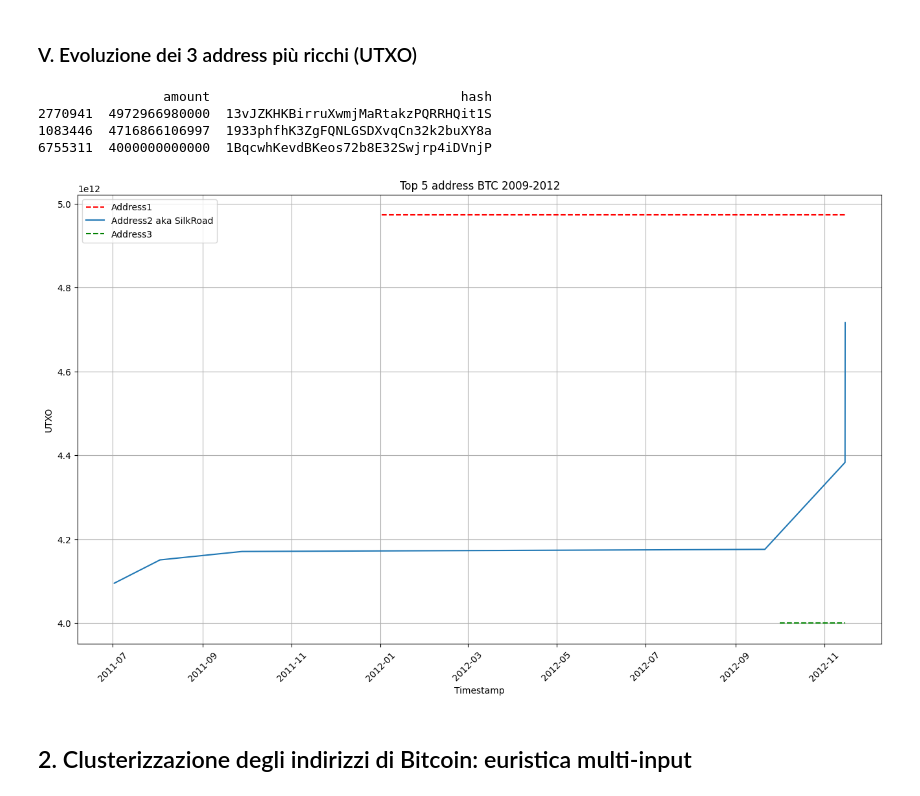
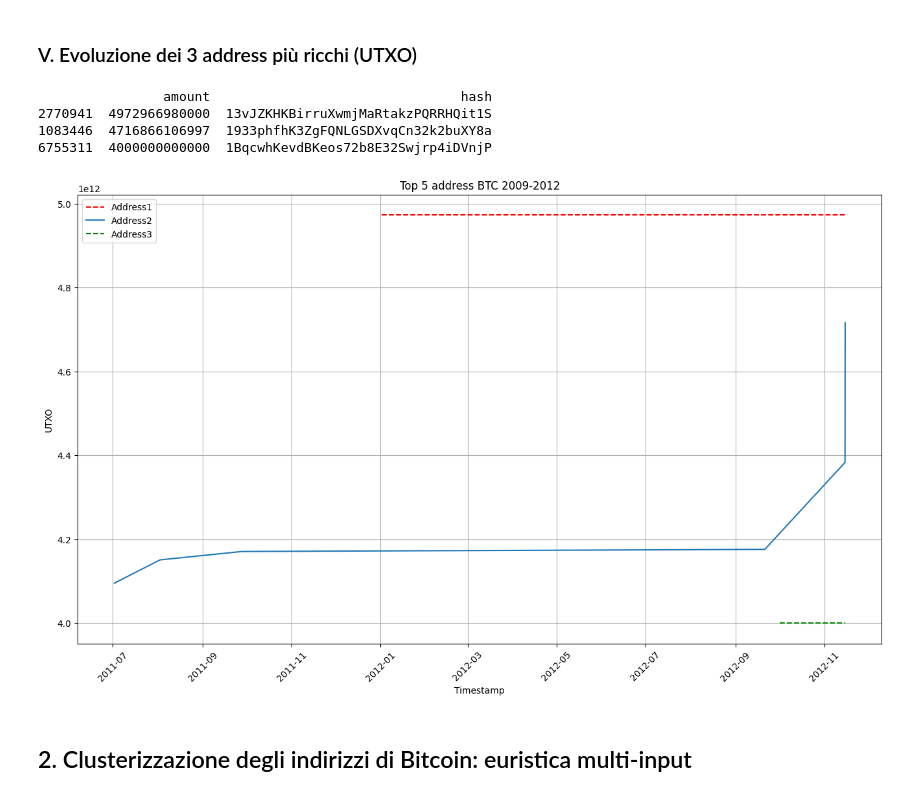
Before and after one commit to FlavRomano/CRAFTY, a Jupyter notebook: main.ipynb, the cells around one changed output. Cells and saved outputs as stored; diff of their text form; code cells hidden in the pictures.

```diff
--- a/main.ipynb
+++ b/main.ipynb
@@ -159,53 +118,54 @@ plt.show()
 # %% [markdown]
 ### V. Evoluzione dei 3 address più ricchi (UTXO)
-# %%
-temp = (~outputs["txId"].isin(inputs["prevTxId"]))
-utxo = outputs.loc[temp].loc[:,["addressId", "amount", "txId"]]
-utxo_address = utxo.groupby(by="addressId").sum("amount").sort_values(by="amount", ascending=False).loc[:,["amount"]]
-top_3_utxo = utxo_address.head(3).merge(mapping_df, how="inner", left_index=True, right_on="addressId").drop(columns=["addressId"])
-
-address1, address2, address3 = top_3_utxo.index
-print(top_3_utxo)
-# %% [output]
-                amount                                hash
-2770941  4972966980000  13vJZKHKBirruXwmjMaRtakzPQRRHQit1S
-1083446  4716866106997  1933phfhK3ZgFQNLGSDXvqCn32k2buXY8a
-6755311  4000000000000  1BqcwhKevdBKeos72b8E32Swjrp4iDVnjP
+# %%
+temp = (~outputs["txId"].isin(inputs["prevTxId"]))
+utxo = outputs.loc[temp].loc[:,["addressId", "amount", "txId"]]
+utxo_address = utxo.groupby(by="addressId").sum("amount").sort_values(by="amount", ascending=False).loc[:,["amount"]]
+top_3_utxo = utxo_address.head(3).merge(mapping_df, how="inner", left_index=True, right_on="addressId").drop(columns=["addressId"])
+
+address1, address2, address3 = top_3_utxo.index
+print(top_3_utxo)
+# %% [output]
+                amount                                hash
+2770941  4972966980000  13vJZKHKBirruXwmjMaRtakzPQRRHQit1S
+1083446  4716866106997  1933phfhK3ZgFQNLGSDXvqCn32k2buXY8a
+6755311  4000000000000  1BqcwhKevdBKeos72b8E32Swjrp4iDVnjP
 # %%
 utxo_address1 = utxo.loc[utxo.addressId == address1].merge(transactions, on="txId").loc[:, ["addressId", "amount", "timestamp"]]
 utxo_address2 = utxo.loc[utxo.addressId == address2].merge(transactions, on="txId").loc[:, ["addressId", "amount", "timestamp"]]
 utxo_address3 = utxo.loc[utxo.addressId == address3].merge(transactions, on="txId").loc[:, ["addressId", "amount", "timestamp"]]
 # %%
-df_silkRoad = pd.DataFrame()
-df_silkRoad.index = utxo_address2.timestamp
-df_silkRoad["utxo"] = 0
+df_temp = pd.DataFrame()
+df_temp.index = utxo_address2.timestamp
+df_temp["utxo"] = 0
 
-for date in df_silkRoad.index:
-    df_silkRoad.at[date, "utxo"] = utxo_address2.loc[utxo_address2["timestamp"] <= date].amount.sum()
+for date in df_temp.index:
+    df_temp.at[date, "utxo"] = utxo_address2.loc[utxo_address2["timestamp"]
+                                                 <= date].amount.sum()
 
 timestamp_max = max(utxo_address1.timestamp.max(),
                     utxo_address2.timestamp.max(),
                     utxo_address3.timestamp.max())
 
 plt.figure(figsize=(16, 9))
 
 plt.hlines(y=top_3_utxo.loc[address1].amount,color='r', linestyle='--', label='Address1', xmin=utxo_address1.timestamp, xmax=timestamp_max)
 
-plt.plot(df_silkRoad.index, df_silkRoad['utxo'], label="Address2 aka SilkRoad")
-plt.hlines(y=df_silkRoad.loc[max(df_silkRoad.index)], xmin=max(df_silkRoad.index), xmax=timestamp_max)
+plt.plot(df_temp.index, df_temp['utxo'], label="Address2")
+plt.hlines(y=df_temp.loc[max(df_temp.index)], xmin=max(df_temp.index), xmax=timestamp_max)
 
 plt.hlines(y=top_3_utxo.loc[address3].amount, color='g', linestyle='--', label='Address3', xmin=utxo_address3.timestamp, xmax=timestamp_max)
 
 plt.xlabel('Timestamp')
 plt.ylabel('UTXO')
 plt.title('Top 5 address BTC 2009-2012')
 plt.xticks(rotation=45)
 plt.grid()
 plt.legend(loc="upper left")
 
 plt.show()
 # %% [output]
-[figure, old version]
+[figure, new version]
 # %% [markdown]
 ## 2. Clusterizzazione degli indirizzi di Bitcoin: euristica multi-input
 # %%
```
Also changed, not shown: parts of 10 cells of this notebook.
